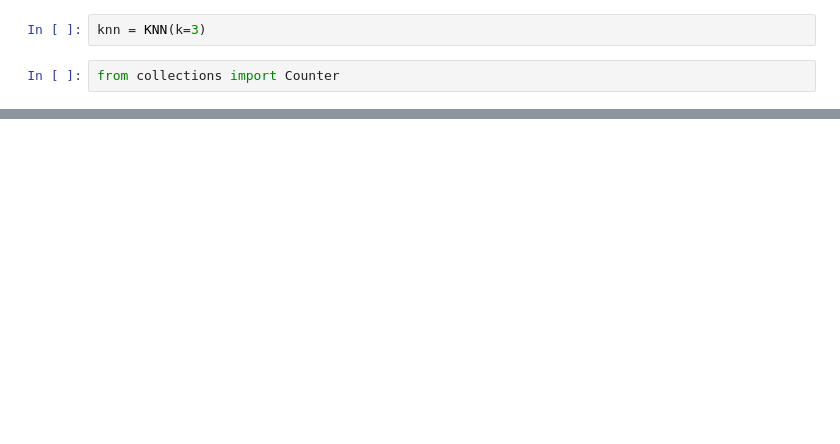
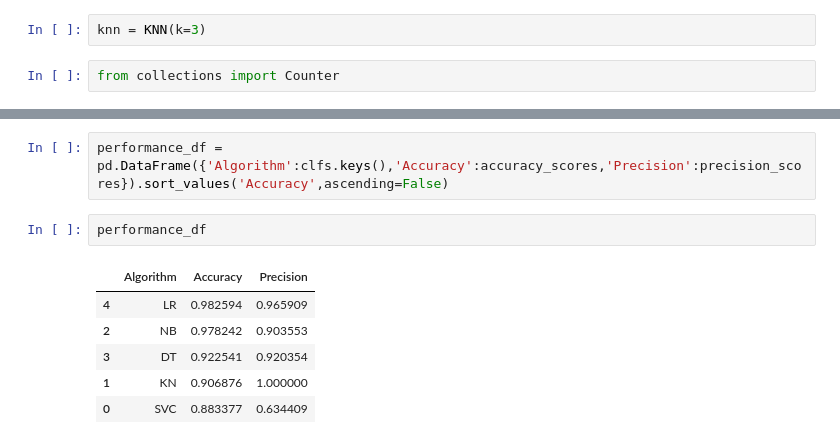
Before and after one commit to Madara-coder/spam-detect, a Jupyter notebook: sms-spam-detection.ipynb, the cells around one changed output, grey strips where cells are left out. Cells and saved outputs as stored; diff of their text form; blank space fills up the shorter version.

```diff
--- a/sms-spam-detection.ipynb
+++ b/sms-spam-detection.ipynb
@@ -615,0 +623,11 @@ print(precision_score(y_test,y_pred6))
+# %%
+performance_df = pd.DataFrame({'Algorithm':clfs.keys(),'Accuracy':accuracy_scores,'Precision':precision_scores}).sort_values('Accuracy',ascending=False)
+# %%
+performance_df
+# %% [output]
+|  | Algorithm | Accuracy | Precision |
+| 4 | LR | 0.982594 | 0.965909 |
+| 2 | NB | 0.978242 | 0.903553 |
+| 3 | DT | 0.922541 | 0.920354 |
+| 1 | KN | 0.906876 | 1.000000 |
+| 0 | SVC | 0.883377 | 0.634409 |
```
Also changed, not shown: parts of 67 cells of this notebook, 1 other file.
